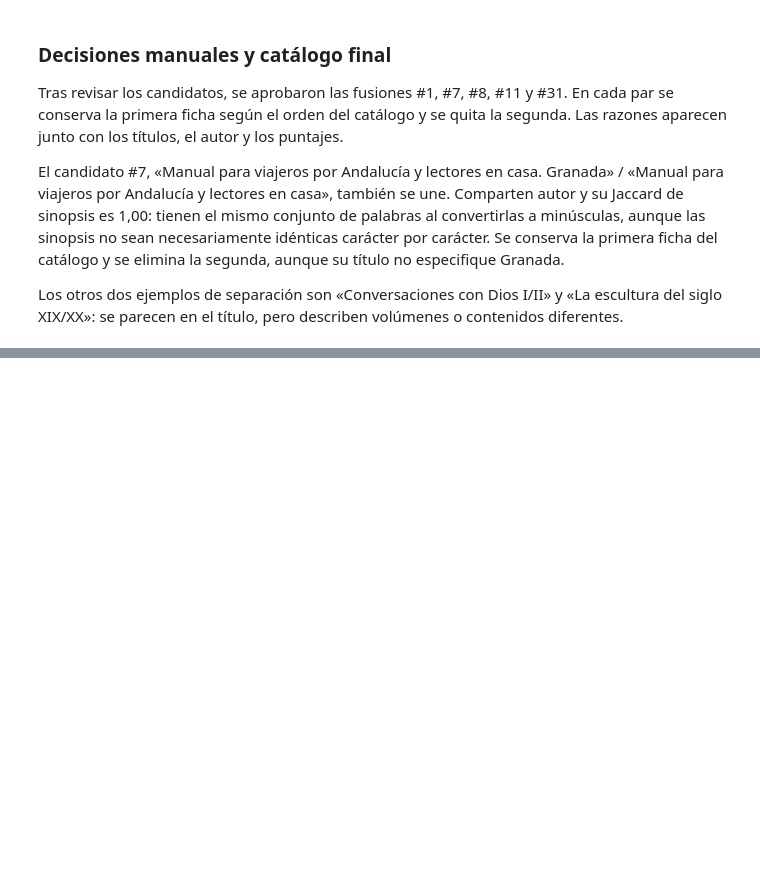
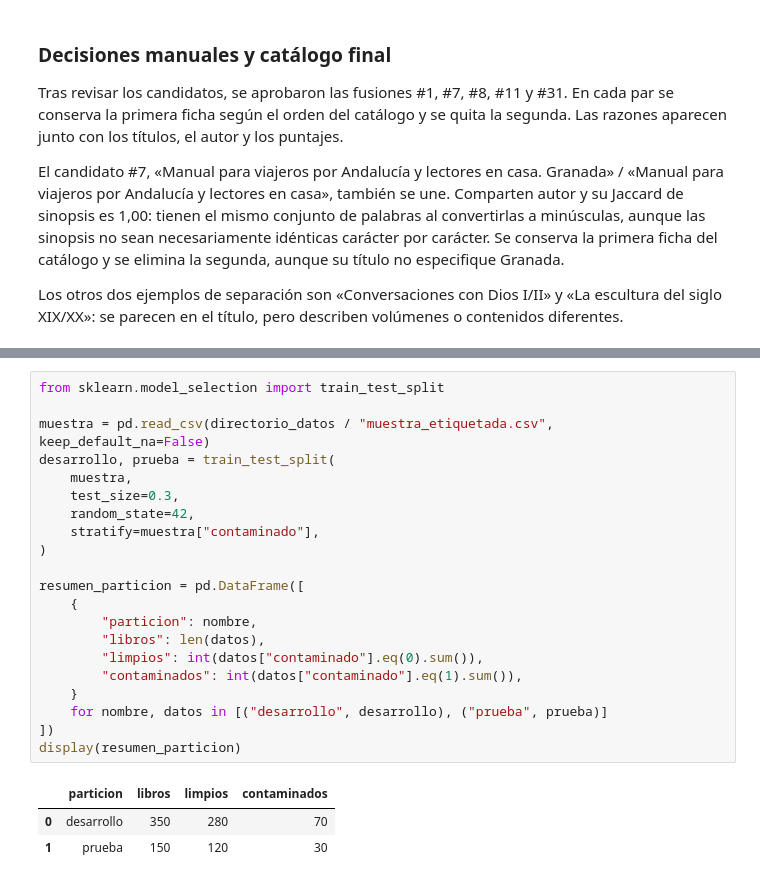
Before and after one commit to manuelibarbia/NLP_Ayala_Cerana_Colombo_Ibarbia, a Jupyter notebook: notebooks/TP3_ayala_cerana_colombo_ibarbia.ipynb, the cells around one changed output, grey strips where cells are left out. Drawn from its saved outputs; the diff is of its cells as text; blank space fills up the shorter version.

```diff
--- a/notebooks/TP3_ayala_cerana_colombo_ibarbia.ipynb
+++ b/notebooks/TP3_ayala_cerana_colombo_ibarbia.ipynb
@@ -306,0 +311,25 @@ Sinopsis únicas: 8,643 de 8,643
+# %%
+from sklearn.model_selection import train_test_split
+
+muestra = pd.read_csv(directorio_datos / "muestra_etiquetada.csv", keep_default_na=False)
+desarrollo, prueba = train_test_split(
+    muestra,
+    test_size=0.3,
+    random_state=42,
+    stratify=muestra["contaminado"],
+)
+
+resumen_particion = pd.DataFrame([
+    {
+        "particion": nombre,
+        "libros": len(datos),
+        "limpios": int(datos["contaminado"].eq(0).sum()),
+        "contaminados": int(datos["contaminado"].eq(1).sum()),
+    }
+    for nombre, datos in [("desarrollo", desarrollo), ("prueba", prueba)]
+])
+display(resumen_particion)
+# %% [output]
+|  | particion | libros | limpios | contaminados |
+| 0 | desarrollo | 350 | 280 | 70 |
+| 1 | prueba | 150 | 120 | 30 |
```
Also changed, not shown: parts of 4 cells of this notebook, 4 other files.
